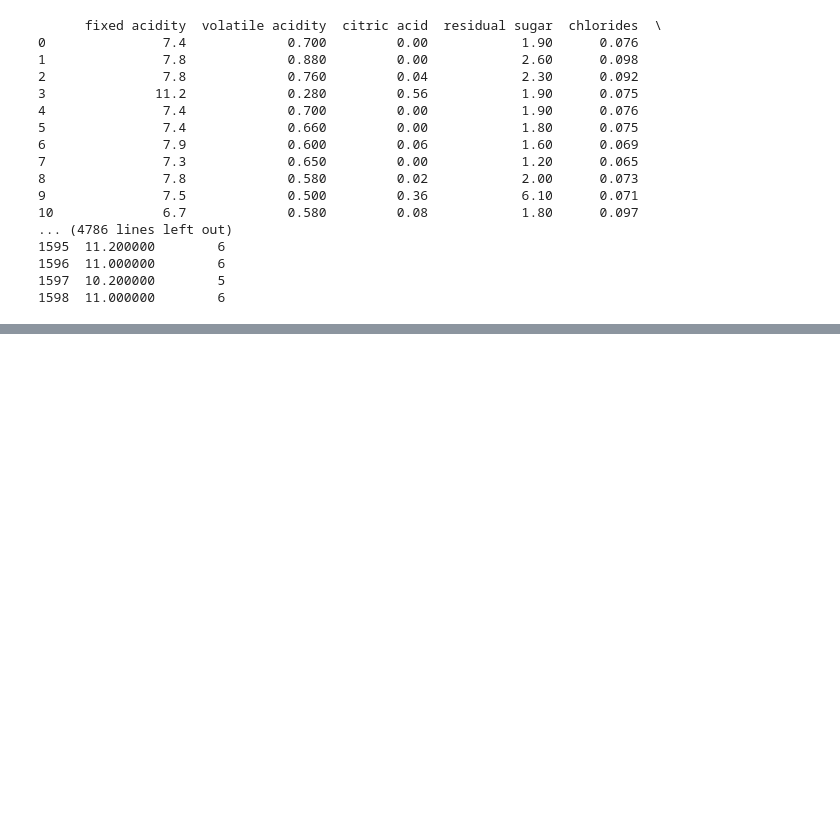
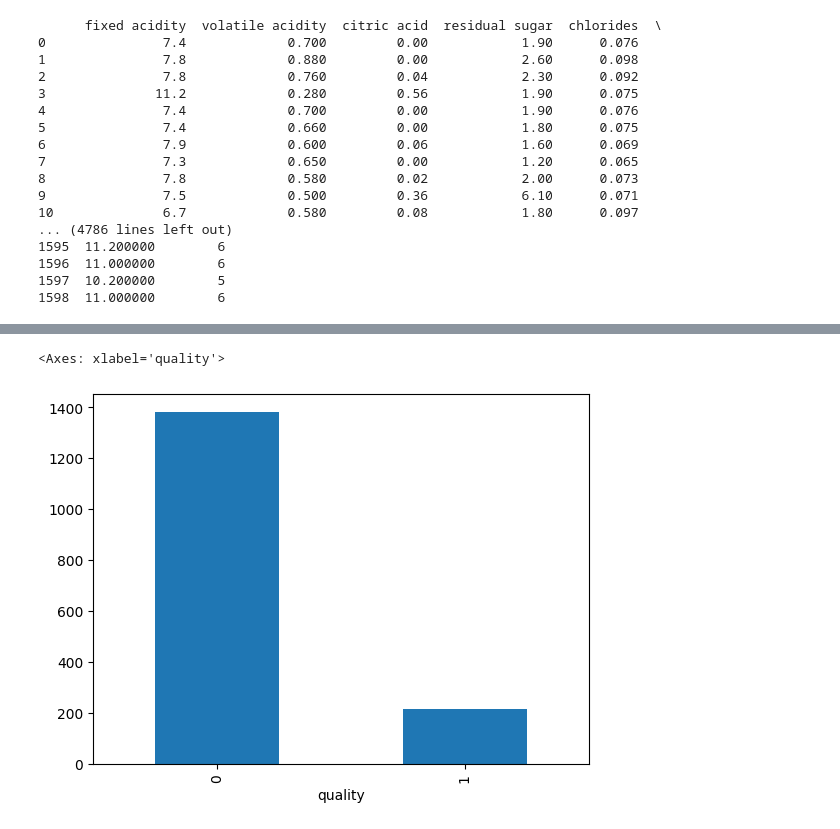
Before and after one commit to cindy12651269/Prediction_of_quality_of_Wine, a Jupyter notebook: Prediction_of_quality_of_Wine.ipynb, the cells around one changed output, grey strips where cells are left out. Cells and saved outputs as stored; diff of their text form; code cells hidden in the pictures; blank space fills up the shorter version.

```diff
--- a/Prediction_of_quality_of_Wine.ipynb
+++ b/Prediction_of_quality_of_Wine.ipynb
@@ -293 +322,7 @@ wine
+# %%
+wine['quality'].value_counts().plot.bar()
+# data imbalance: upsampling, downsampling, ...
+# %% [output]
+<Axes: xlabel='quality'>
+[figure, added]
 # %% [markdown]
```
Also changed, not shown: parts of 20 cells of this notebook.
